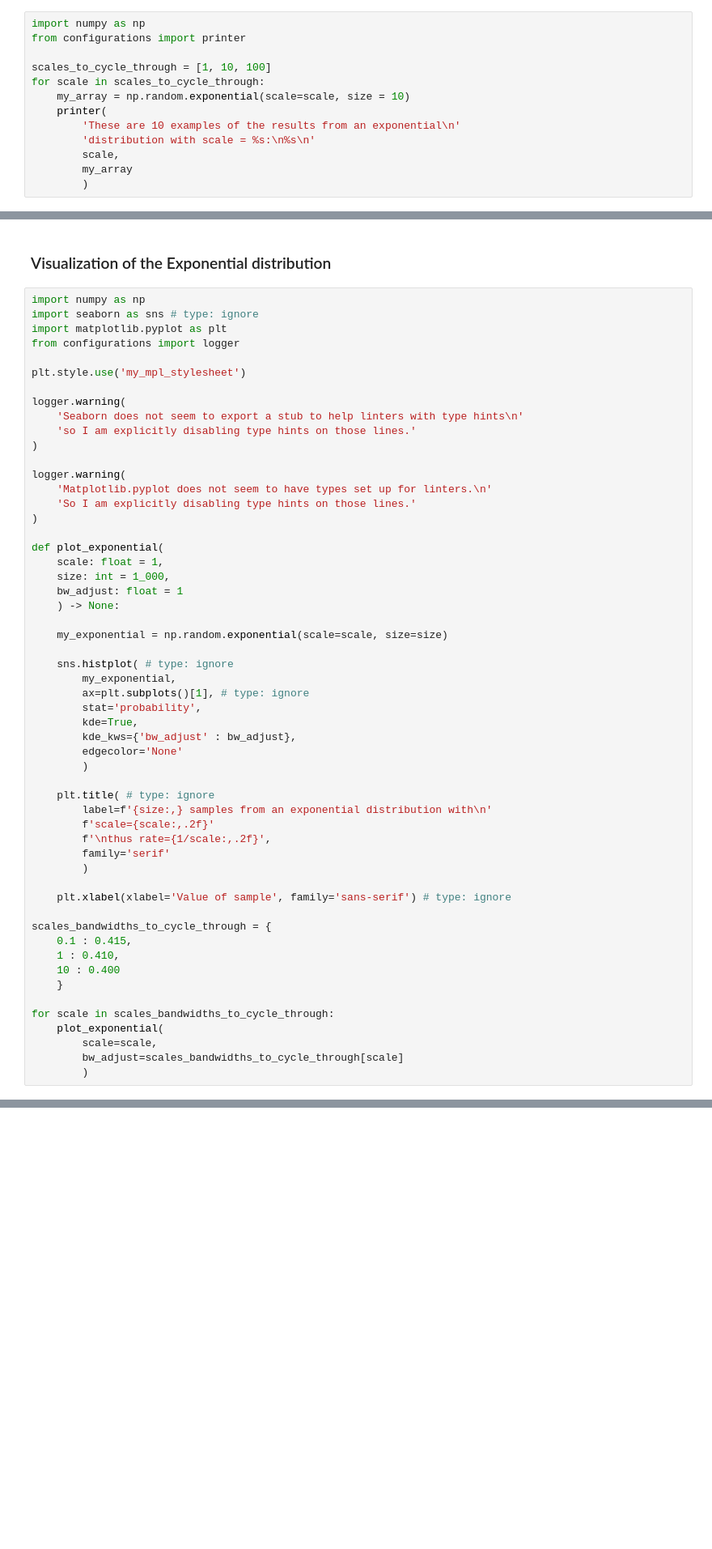
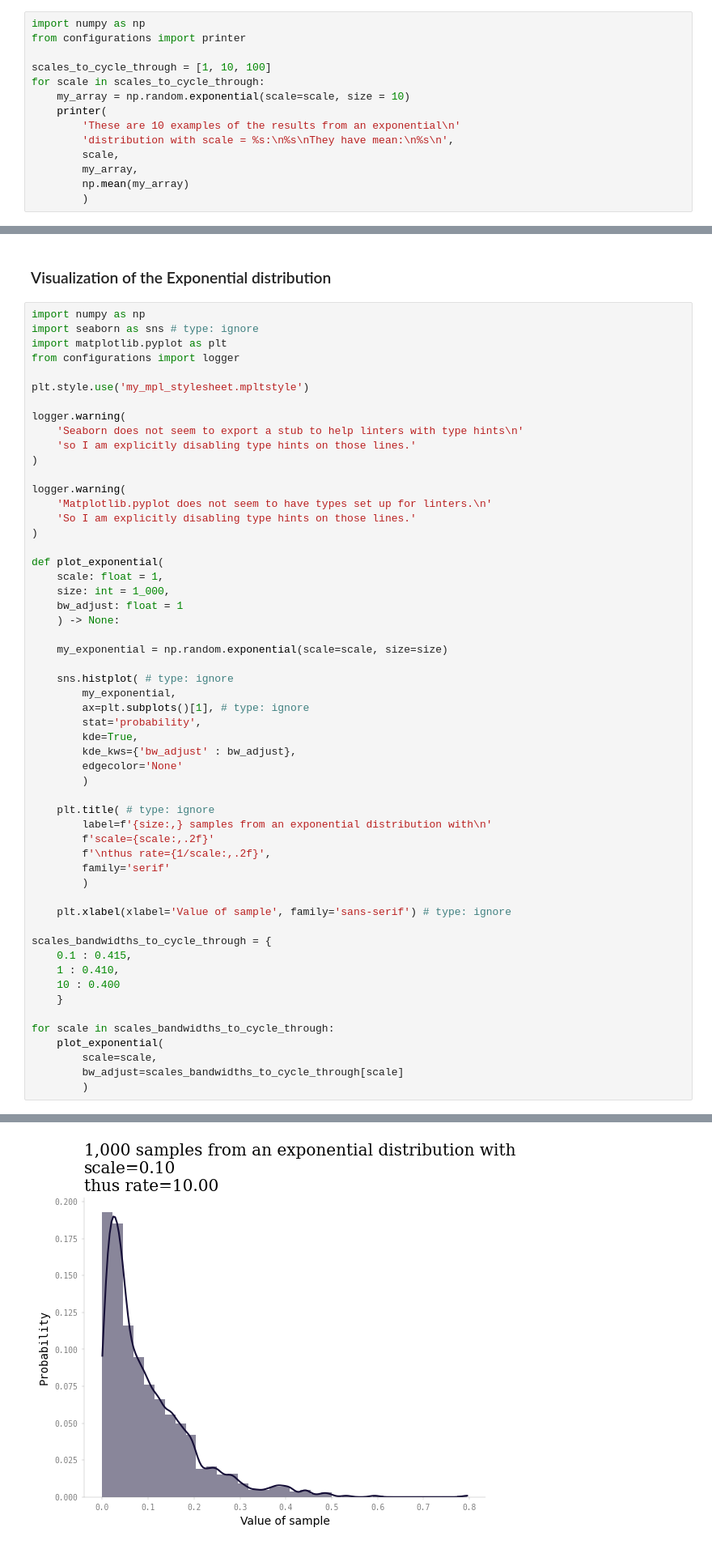
Before and after one commit to KatlehoJordan/ds-playground, a Jupyter notebook: python/notebooks/numpy_tutorial/exponential-distribution.ipynb, the cells around one changed output, grey strips where cells are left out. Shown at 81% size. Saved outputs shown, nothing was run; the diff lists cells and outputs as text; blank space fills up the shorter version.

Commit message:
Add exponential distribution notebook

```diff
--- a/python/notebooks/numpy_tutorial/exponential-distribution.ipynb
+++ b/python/notebooks/numpy_tutorial/exponential-distribution.ipynb
@@ -19,8 +19,9 @@ for scale in scales_to_cycle_through:
     my_array = np.random.exponential(scale=scale, size = 10)
     printer(
         'These are 10 examples of the results from an exponential\n'
-        'distribution with scale = %s:\n%s\n'
+        'distribution with scale = %s:\n%s\nThey have mean:\n%s\n',
         scale,
-        my_array
+        my_array,
+        np.mean(my_array)
         )
 # %% [output]
@@ -44,7 +53,7 @@ import seaborn as sns # type: ignore
 import matplotlib.pyplot as plt
 from configurations import logger
 
-plt.style.use('my_mpl_stylesheet')
+plt.style.use('my_mpl_stylesheet.mpltstyle')
 
 logger.warning(
     'Seaborn does not seem to export a stub to help linters with type hints\n'
@@ -93,3 +102,4 @@ for scale in scales_bandwidths_to_cycle_through:
         scale=scale,
         bw_adjust=scales_bandwidths_to_cycle_through[scale]
         )
+# %% [output]
@@ -95,0 +118 @@ for scale in scales_bandwidths_to_cycle_through:
+[figure, added]
```
Also changed, not shown: parts of 6 cells of this notebook, 1 other file.
